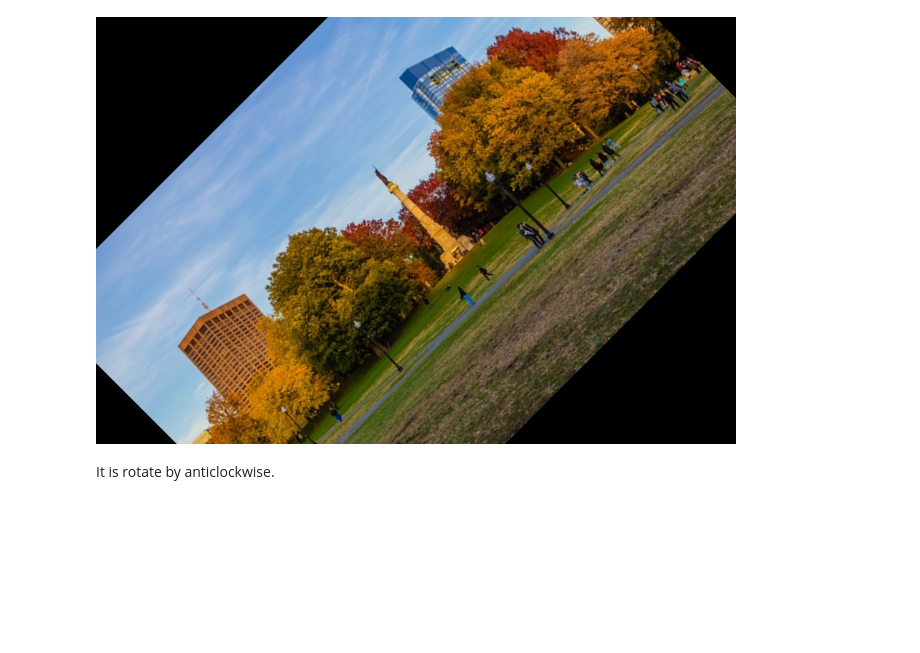
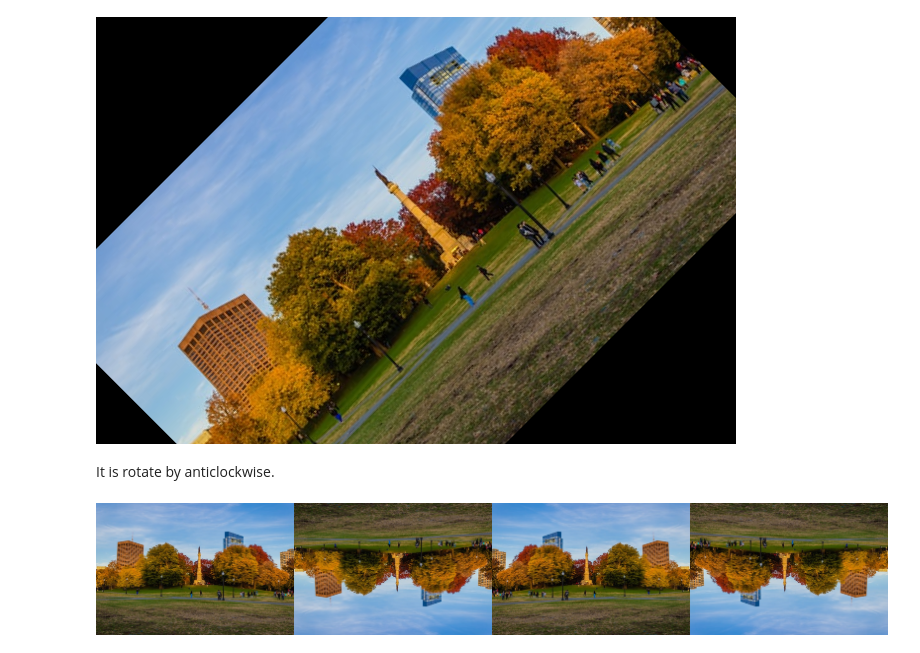
Before and after one commit to vis-hal-k/Data_science_self-Practice, a Jupyter notebook: cv2_freecode/section1/#2Transformation&Contour.ipynb, the cells around one changed output. Saved outputs shown, nothing was run; the diff lists cells and outputs as text; code cells hidden in the pictures; blank space fills up the shorter version.

```diff
--- a/cv2_freecode/section1/#2Transformation&Contour.ipynb
+++ b/cv2_freecode/section1/#2Transformation&Contour.ipynb
@@ -61,0 +60,14 @@ It is rotate by anticlockwise.
+# %%
+# Flipping
+# flip = cv.flip(src, flipcode)
+"""
+0  --> flipping the image vertically
+1  --> flipping the image horizontally
+-1 --> flipping the image both in horizontally and vertically
+"""
+flip0 = cv.flip(i_park, 0)
+flip1 = cv.flip(i_park, 1)
+flip2 = cv.flip(i_park, -1)
+cv2_imshow(np.hstack((i_park,flip0,flip1,flip2)))
+# %% [output]
+[figure, added]
```
Also changed, not shown: parts of 3 cells of this notebook.
